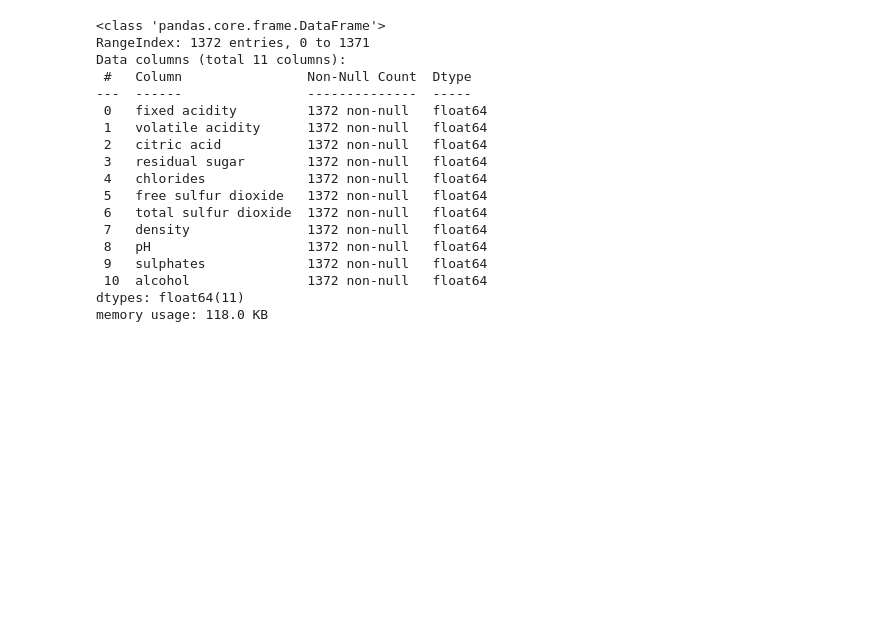
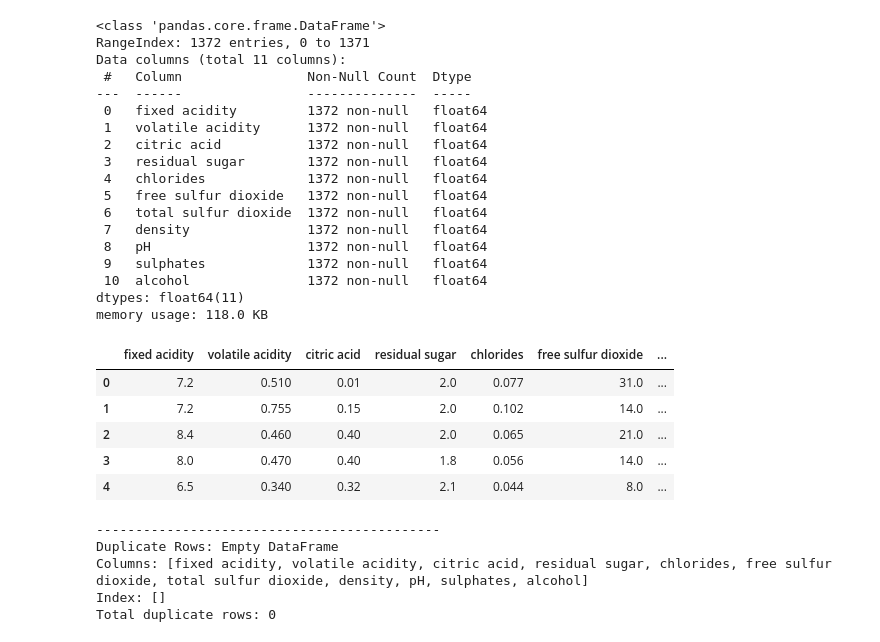
Before and after one commit to Nicholas-Simpson/Project-4, a Jupyter notebook: Michael/wine_data_cleaning.ipynb, the cells around one changed output. Saved outputs shown, nothing was run; the diff lists cells and outputs as text; code cells hidden in the pictures; blank space fills up the shorter version.

```diff
--- a/Michael/wine_data_cleaning.ipynb
+++ b/Michael/wine_data_cleaning.ipynb
@@ -19,25 +26,49 @@ white_data = pd.read_csv(white_data_path, sep = ';')
+# %%
+#   So...lets compare these datasets.  Fist lets look for duplicates:
+def find_duplicate(df):
+    duplicate_rows = df[df.duplicated()]
+    total_duplicate_count = df.duplicated().sum()
+
+    print()
+    print("--------------------------------------------")
+    print(f"Duplicate Rows: {duplicate_rows}")
+    print(f"Total duplicate rows: {total_duplicate_count}")
 # %%
 orig_test_noID = orig_test.drop(columns='Id')
 orig_test_noID.info()
+display(orig_test_noID.head())
+
+find_duplicate(orig_test_noID)
 # %% [output]
 <class 'pandas.core.frame.DataFrame'>
 RangeIndex: 1372 entries, 0 to 1371
 Data columns (total 11 columns):
  #   Column                Non-Null Count  Dtype
 ---  ------                --------------  -----
  0   fixed acidity         1372 non-null   float64
  1   volatile acidity      1372 non-null   float64
  2   citric acid           1372 non-null   float64
  3   residual sugar        1372 non-null   float64
  4   chlorides             1372 non-null   float64
  5   free sulfur dioxide   1372 non-null   float64
  6   total sulfur dioxide  1372 non-null   float64
  7   density               1372 non-null   float64
  8   pH                    1372 non-null   float64
  9   sulphates             1372 non-null   float64
  10  alcohol               1372 non-null   float64
 dtypes: float64(11)
 memory usage: 118.0 KB
+|  | fixed acidity | volatile acidity | citric acid | residual sugar | chlorides | free sulfur dioxide | ... |
+| 0 | 7.2 | 0.510 | 0.01 | 2.0 | 0.077 | 31.0 | ... |
+| 1 | 7.2 | 0.755 | 0.15 | 2.0 | 0.102 | 14.0 | ... |
+| 2 | 8.4 | 0.460 | 0.40 | 2.0 | 0.065 | 21.0 | ... |
+| 3 | 8.0 | 0.470 | 0.40 | 1.8 | 0.056 | 14.0 | ... |
+| 4 | 6.5 | 0.340 | 0.32 | 2.1 | 0.044 | 8.0 | ... |
+--------------------------------------------
+Duplicate Rows: Empty DataFrame
+Columns: [fixed acidity, volatile acidity, citric acid, residual sugar, chlorides, free sulfur dioxide, total sulfur dioxide, density, pH, sulphates, alcohol]
+Index: []
+Total duplicate rows: 0
 # %%
 orig_train_noID = orig_train.drop(columns='Id')
 orig_train_noID.info()
```
Also changed, not shown: parts of 15 cells of this notebook, 2 other files.
